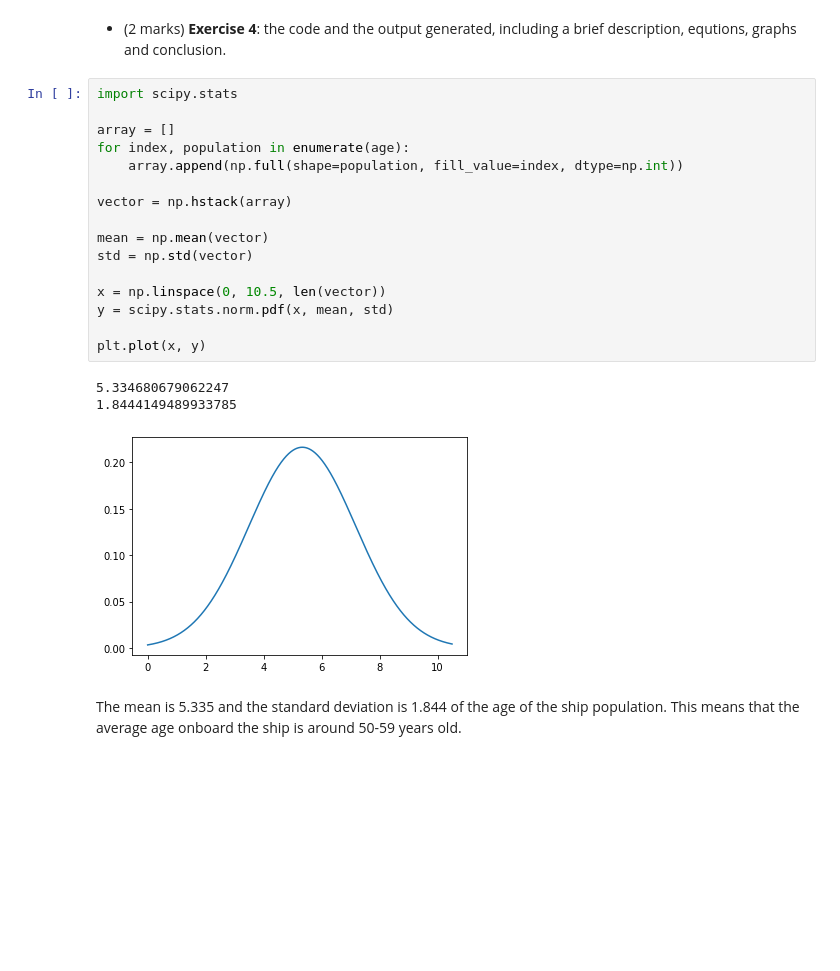
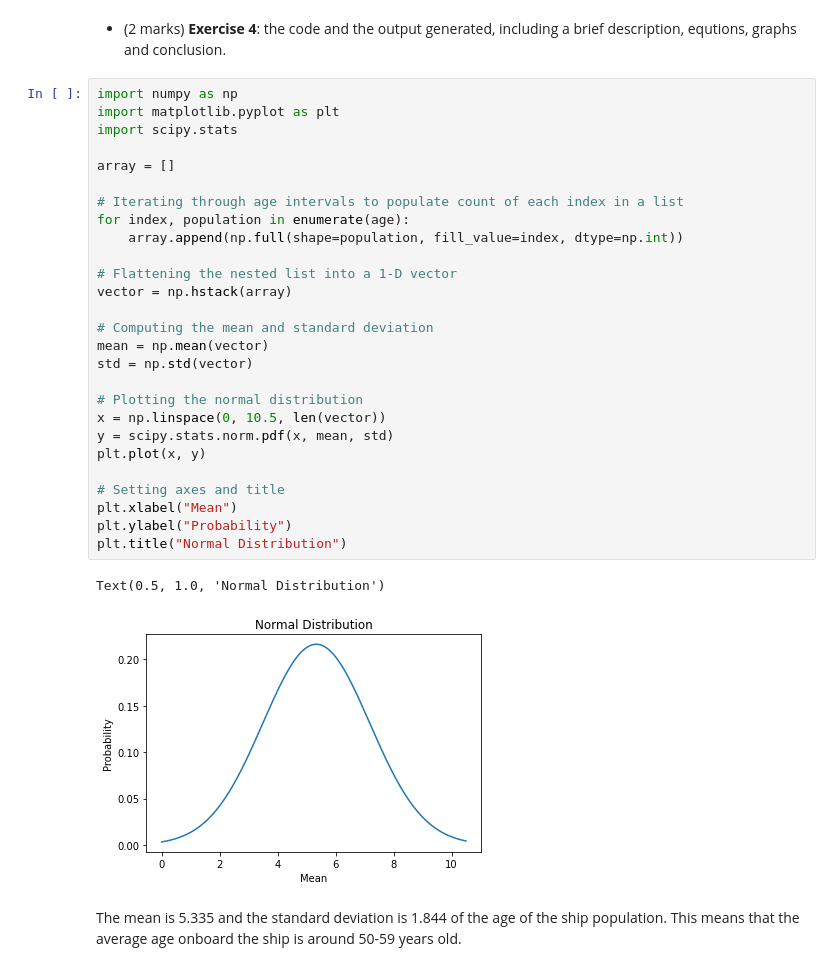
Before and after one commit to nafisat11/ENCM509, a Jupyter notebook: Labs/01/lab01_NafisaTabassum.ipynb, the cells around one changed output. Drawn from its saved outputs; the diff is of its cells as text; blank space fills up the shorter version.

```diff
--- a/Labs/01/lab01_NafisaTabassum.ipynb
+++ b/Labs/01/lab01_NafisaTabassum.ipynb
@@ -91,24 +113,34 @@ The ship population is mostly male. The age interval of 70-79 is the highest pop
 # %% [markdown]
 - (2 marks) **Exercise 4**: the code and the output generated, including a  brief description, equtions, graphs and conclusion.
 # %%
+import numpy as np
+import matplotlib.pyplot as plt
 import scipy.stats
 
 array = []
+
+# Iterating through age intervals to populate count of each index in a list
 for index, population in enumerate(age):
     array.append(np.full(shape=population, fill_value=index, dtype=np.int))
 
+# Flattening the nested list into a 1-D vector
 vector = np.hstack(array)
 
+# Computing the mean and standard deviation
 mean = np.mean(vector)
 std = np.std(vector)
 
+# Plotting the normal distribution
 x = np.linspace(0, 10.5, len(vector))
 y = scipy.stats.norm.pdf(x, mean, std)
+plt.plot(x, y)
 
-plt.plot(x, y)
+# Setting axes and title
+plt.xlabel("Mean")
+plt.ylabel("Probability")
+plt.title("Normal Distribution")
 # %% [output]
-5.334680679062247
-1.8444149489933785
+Text(0.5, 1.0, 'Normal Distribution')
-[figure, old version]
+[figure, new version]
 # %% [markdown]
 The mean is 5.335 and the standard deviation is 1.844 of the age of the ship population. This means that the average age onboard the ship is around 50-59 years old.
```
Also changed, not shown: parts of 4 cells of this notebook.
